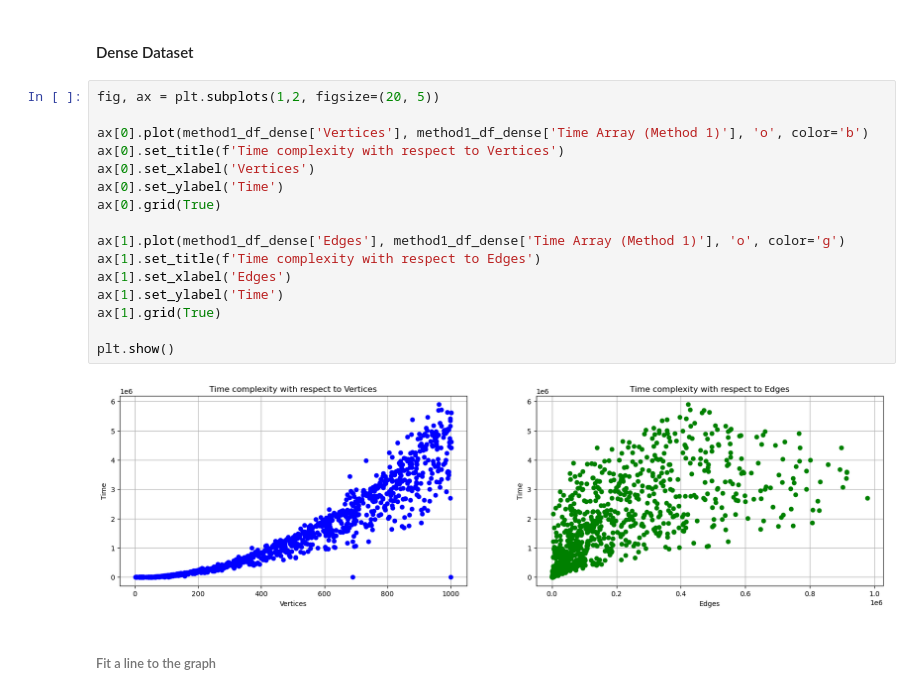
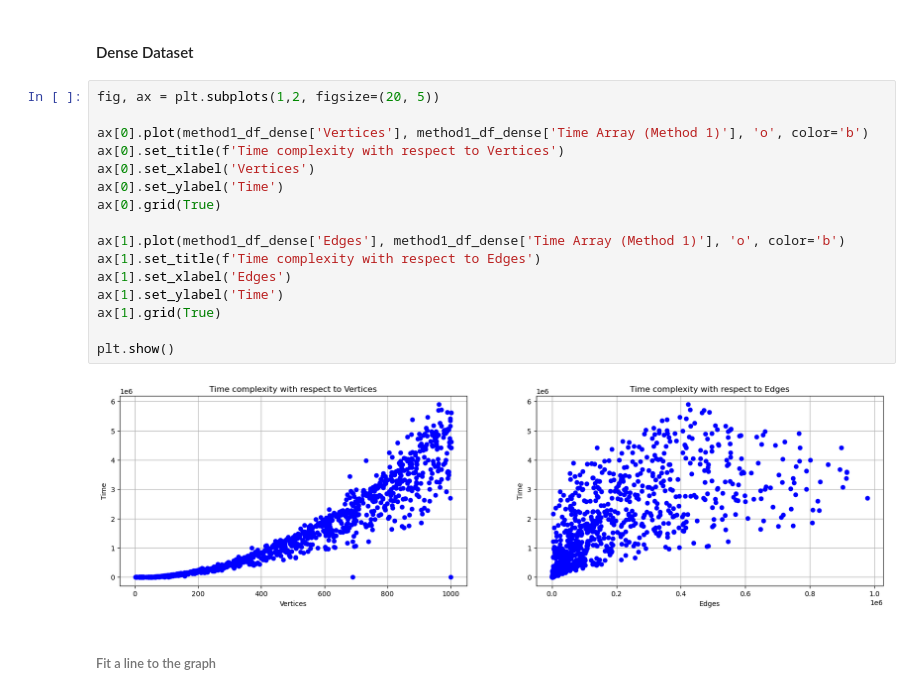
Before and after one commit to ChoWei0310/SC2001-Algorithm-Design, a Jupyter notebook: Lab2/SC2001_ExampleClass_2.ipynb, the cells around one changed output. Saved outputs shown, nothing was run; the diff lists cells and outputs as text.

```diff
--- a/Lab2/SC2001_ExampleClass_2.ipynb
+++ b/Lab2/SC2001_ExampleClass_2.ipynb
@@ -177,21 +177,21 @@ plt.show()
 # %%
 fig, ax = plt.subplots(1,2, figsize=(20, 5))
 
 ax[0].plot(method1_df_dense['Vertices'], method1_df_dense['Time Array (Method 1)'], 'o', color='b')
 ax[0].set_title(f'Time complexity with respect to Vertices')
 ax[0].set_xlabel('Vertices')
 ax[0].set_ylabel('Time')
 ax[0].grid(True)
 
-ax[1].plot(method1_df_dense['Edges'], method1_df_dense['Time Array (Method 1)'], 'o', color='g')
+ax[1].plot(method1_df_dense['Edges'], method1_df_dense['Time Array (Method 1)'], 'o', color='b')
 ax[1].set_title(f'Time complexity with respect to Edges')
 ax[1].set_xlabel('Edges')
 ax[1].set_ylabel('Time')
 ax[1].grid(True)
 
 plt.show()
 # %% [output]
-[figure, old version]
+[figure, new version]
 # %% [markdown]
 ###### Fit a line to the graph
 # %%
```
Also changed, not shown: parts of 15 cells of this notebook.
